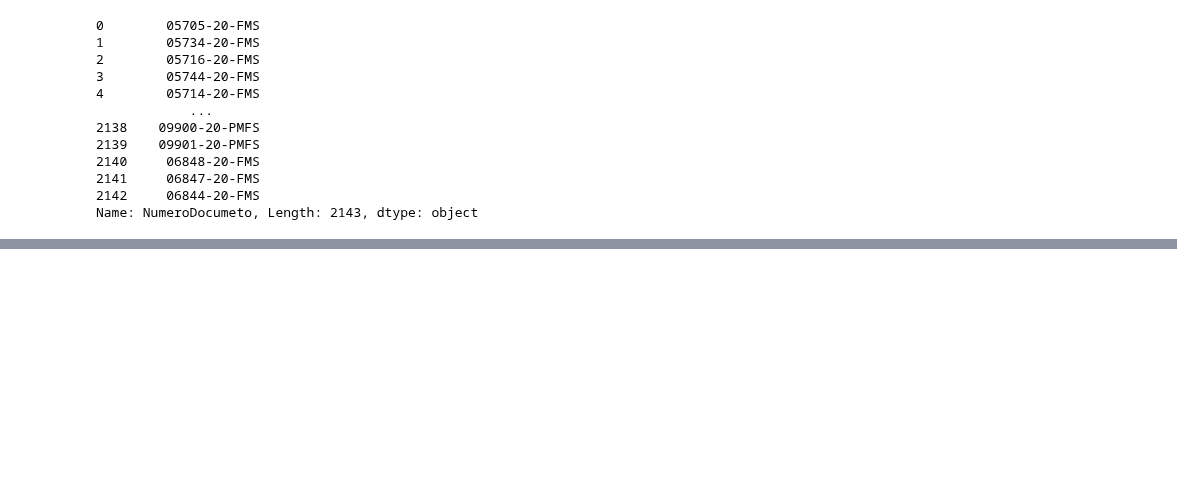
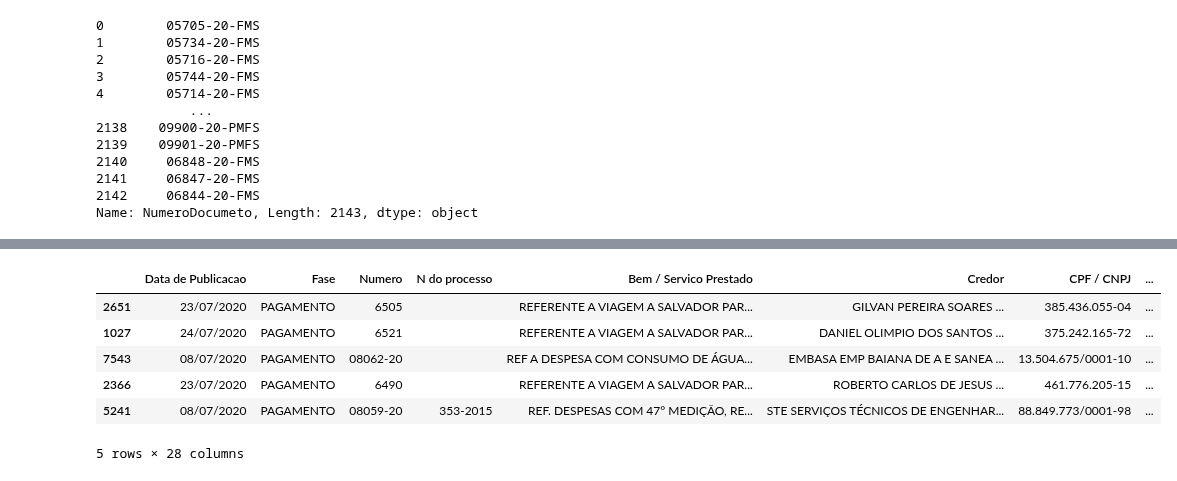
Before and after one commit to DadosAbertosDeFeira/analises, a Jupyter notebook: analysis/2020-12-01-anapaulagomes-consistencia-dos-dados.ipynb, the cells around one changed output, grey strips where cells are left out. Drawn from its saved outputs; the diff is of its cells as text; code cells hidden in the pictures; blank space fills up the shorter version.

```diff
--- a/analysis/2020-12-01-anapaulagomes-consistencia-dos-dados.ipynb
+++ b/analysis/2020-12-01-anapaulagomes-consistencia-dos-dados.ipynb
@@ -112,0 +218,11 @@ Name: NumeroDocumeto, Length: 2143, dtype: object
+# %%
+merged_by_value_df = pd.merge(cityhall_df, tcm_df, how='inner', left_on=["Valor"], right_on=["valor"], suffixes=('_prefeitura', '_tcmba'))
+merged_by_value_df.sample(5)
+# %% [output]
+|  | Data de Publicacao | Fase | Numero | N do processo | Bem / Servico Prestado | Credor | CPF / CNPJ | ... |
+| 2651 | 23/07/2020 | PAGAMENTO | 6505 |  | REFERENTE A VIAGEM A SALVADOR PAR... | GILVAN PEREIRA SOARES ... | 385.436.055-04 | ... |
+| 1027 | 24/07/2020 | PAGAMENTO | 6521 |  | REFERENTE A VIAGEM A SALVADOR PAR... | DANIEL OLIMPIO DOS SANTOS ... | 375.242.165-72 | ... |
+| 7543 | 08/07/2020 | PAGAMENTO | 08062-20 |  | REF A DESPESA COM CONSUMO DE ÁGUA... | EMBASA EMP BAIANA DE A E SANEA ... | 13.504.675/0001-10 | ... |
+| 2366 | 23/07/2020 | PAGAMENTO | 6490 |  | REFERENTE A VIAGEM A SALVADOR PAR... | ROBERTO CARLOS DE JESUS ... | 461.776.205-15 | ... |
+| 5241 | 08/07/2020 | PAGAMENTO | 08059-20 | 353-2015 | REF. DESPESAS COM 47° MEDIÇÃO, RE... | STE SERVIÇOS TÉCNICOS DE ENGENHAR... | 88.849.773/0001-98 | ... |
+5 rows × 28 columns
```
Also changed, not shown: parts of 15 cells of this notebook, 1 other file.
